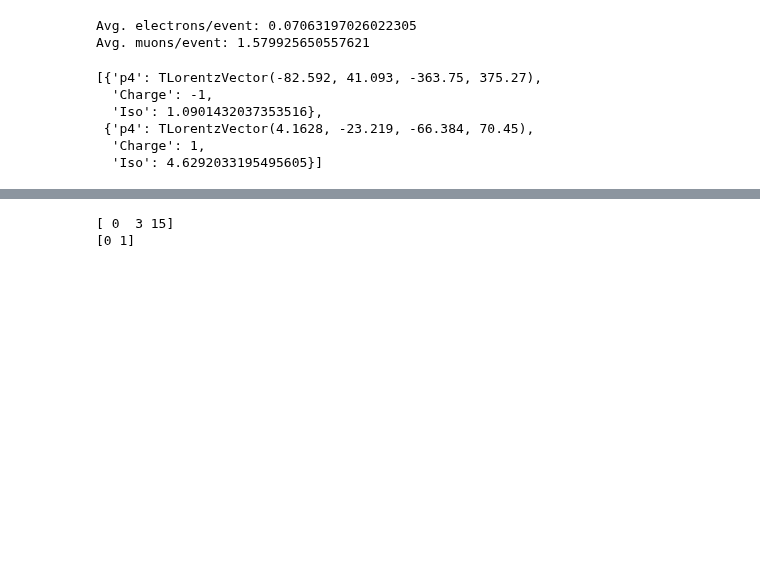
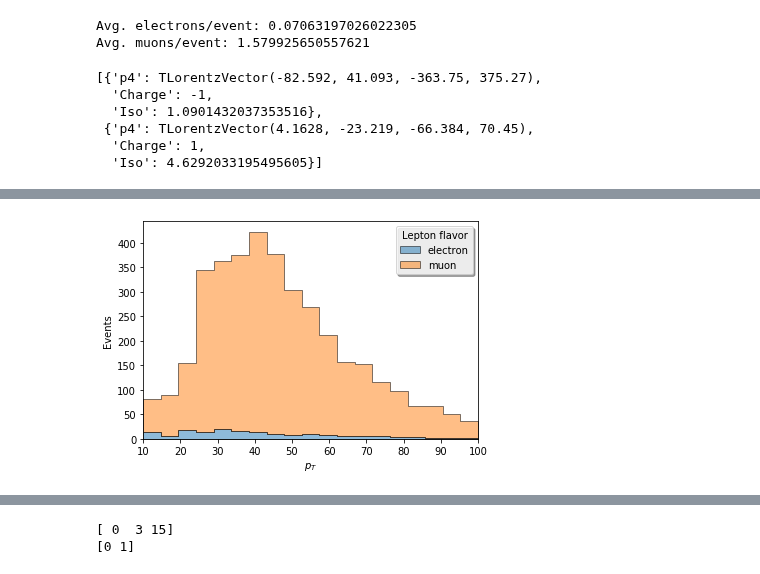
Before and after one commit to CoffeaTeam/coffea, a Jupyter notebook: binder/plotting-demo.ipynb, the cells around one changed output, grey strips where cells are left out. Cells and saved outputs as stored; diff of their text form; code cells hidden in the pictures; blank space fills up the shorter version.

```diff
--- a/binder/plotting-demo.ipynb
+++ b/binder/plotting-demo.ipynb
@@ -75,7 +74,7 @@ lepton_kinematics.fill(flavor="electron", pt=electrons['p4'].pt.flatten(), eta=e
 lepton_kinematics.fill(flavor="muon", pt=muons['p4'].pt.flatten(), eta=muons['p4'].eta.flatten())
 # %%
 # looking at lepton pt for all eta
-lepton_pt = lepton_kinematics.project("eta", overflow='under')
+lepton_pt = lepton_kinematics.integrate("eta", overflow='under')
 
 fig, ax, primitives = hist.plot1d(lepton_pt, overlay="flavor", stack=True,
                                   fill_opts={'alpha': .5, 'edgecolor': (0,0,0,0.3)})
@@ -88,3 +85,4 @@ primitives['legend'].shadow = True
+[figure, added]
 # %%
 # Clearly the yields are much different, are the shapes similar?
 lepton_pt.label = "Density"
```
Also changed, not shown: parts of 9 cells of this notebook, 1 other file.
